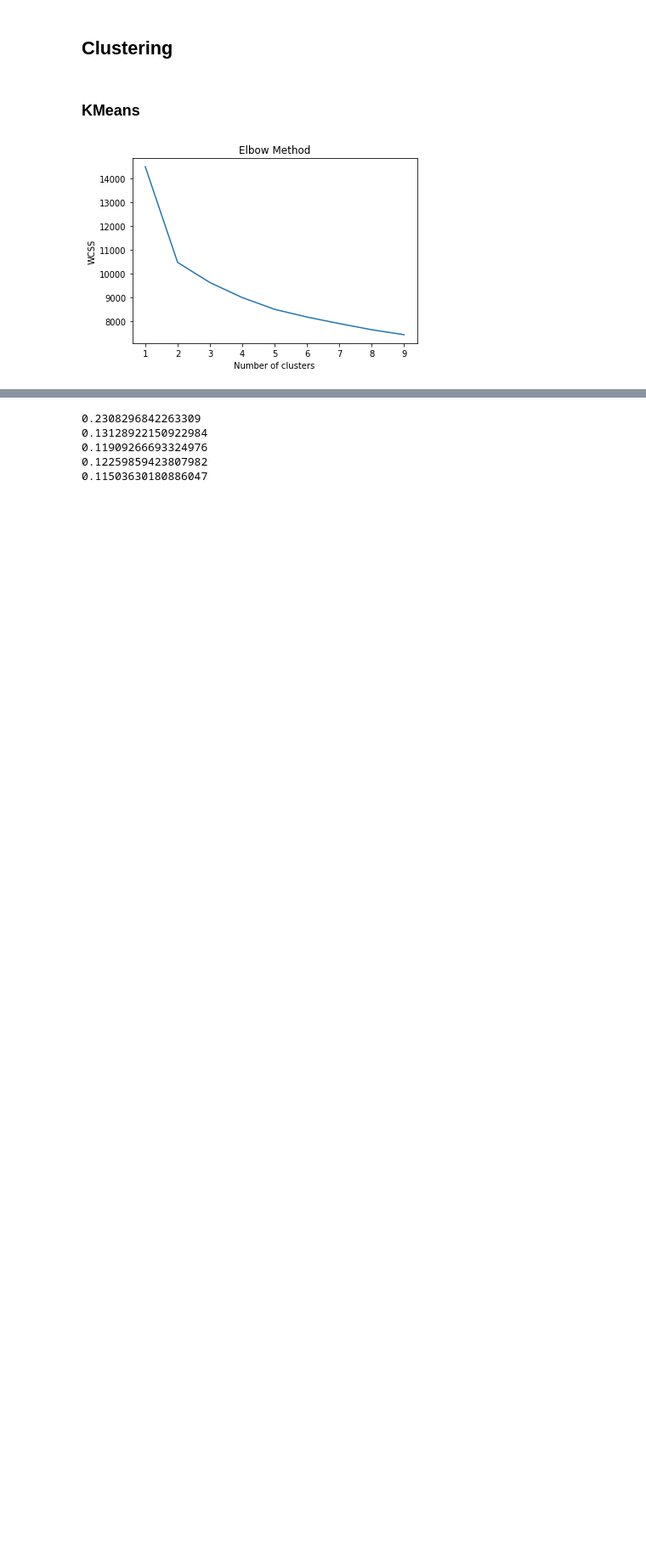
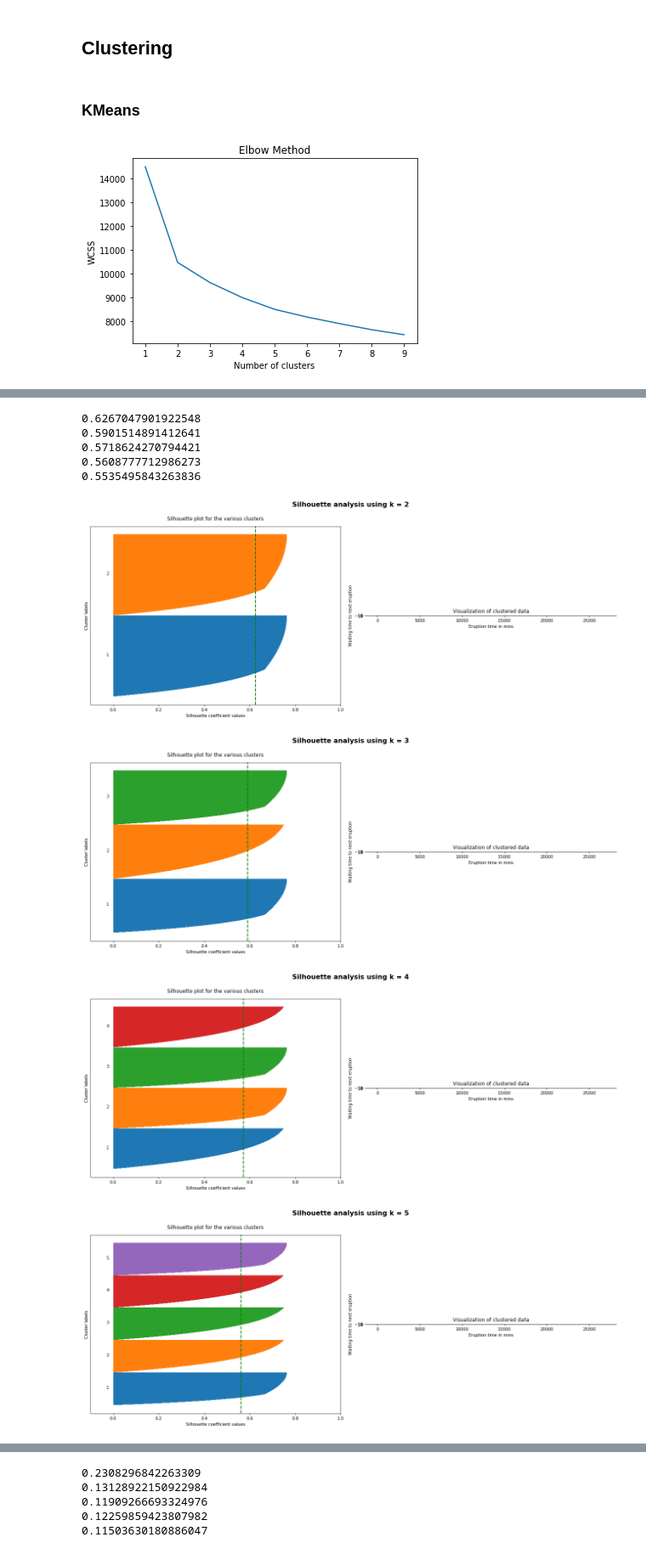
Before and after one commit to lilfetz22/Health_Scores_CAP2, a Jupyter notebook: scripts/Health_Scores_ML.ipynb, the cells around one changed output, grey strips where cells are left out. Shown at 85% size. Drawn from its saved outputs; the diff is of its cells as text; code cells hidden in the pictures; blank space fills up the shorter version.

```diff
--- a/scripts/Health_Scores_ML.ipynb
+++ b/scripts/Health_Scores_ML.ipynb
@@ -137,0 +179,12 @@ def silhouette_analysis_fx(df):
+# %%
+silhouette_analysis_fx(pca_tract)
+# %% [output]
+0.6267047901922548
+0.5901514891412641
+0.5718624270794421
+0.5608777712986273
+0.5535495843263836
+[figure, added]
+[figure, added]
+[figure, added]
+[figure, added]
```
Also changed, not shown: parts of 24 cells of this notebook.
